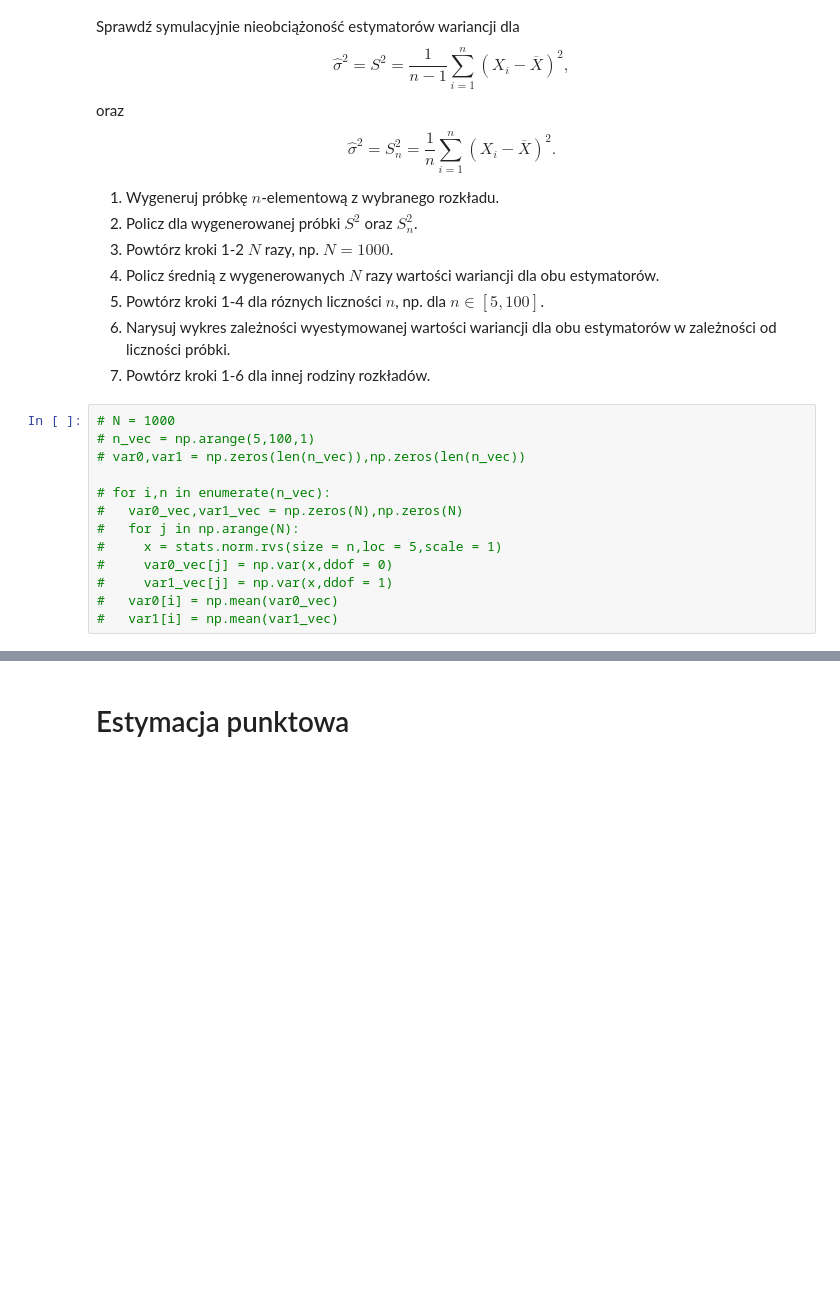
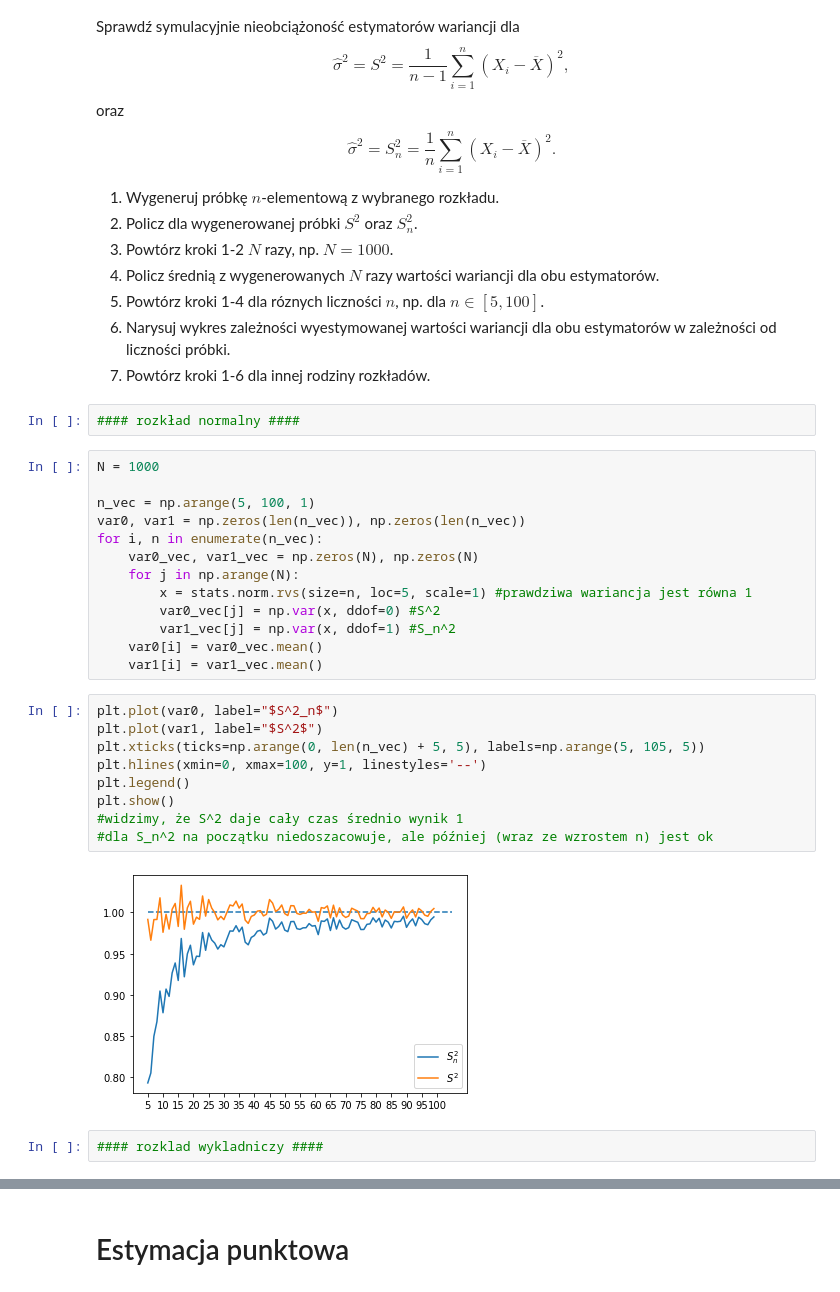
Before and after one commit to mdabrowski-phd/ds250223_stat, a Jupyter notebook: 03_statystyka/01_estymacja.ipynb, the cells around one changed output, grey strips where cells are left out. Saved outputs shown, nothing was run; the diff lists cells and outputs as text; blank space fills up the shorter version.

```diff
--- a/03_statystyka/01_estymacja.ipynb
+++ b/03_statystyka/01_estymacja.ipynb
@@ -21,16 +21,31 @@ oraz
 4. Powtórz kroki 1-4 dla róznych liczności $n$, np. dla $n\in[5, 100]$.
 5. Narysuj wykres zależności wyestymowanej wartości wariancji dla obu estymatorów w zależności od liczności próbki.
 6. Powtórz kroki 1-6 dla innej rodziny rozkładów.
+# %%
+#### rozkład normalny ####
 # %%
-# N = 1000
-# n_vec = np.arange(5,100,1)
-# var0,var1 = np.zeros(len(n_vec)),np.zeros(len(n_vec))
+N = 1000
 
-# for i,n in enumerate(n_vec):
-#   var0_vec,var1_vec = np.zeros(N),np.zeros(N)
-#   for j in np.arange(N):
-#     x = stats.norm.rvs(size = n,loc = 5,scale = 1)
-#     var0_vec[j] = np.var(x,ddof = 0)
-#     var1_vec[j] = np.var(x,ddof = 1)
-#   var0[i] = np.mean(var0_vec)
-#   var1[i] = np.mean(var1_vec)
+n_vec = np.arange(5, 100, 1)
+var0, var1 = np.zeros(len(n_vec)), np.zeros(len(n_vec))
+for i, n in enumerate(n_vec):
+    var0_vec, var1_vec = np.zeros(N), np.zeros(N)
+    for j in np.arange(N):
+        x = stats.norm.rvs(size=n, loc=5, scale=1) #prawdziwa wariancja jest równa 1
+        var0_vec[j] = np.var(x, ddof=0) #S^2
+        var1_vec[j] = np.var(x, ddof=1) #S_n^2
+    var0[i] = var0_vec.mean()
+    var1[i] = var1_vec.mean()
+# %%
+plt.plot(var0, label="$S^2_n$")
+plt.plot(var1, label="$S^2$")
+plt.xticks(ticks=np.arange(0, len(n_vec) + 5, 5), labels=np.arange(5, 105, 5))
+plt.hlines(xmin=0, xmax=100, y=1, linestyles='--')
+plt.legend()
+plt.show()
+#widzimy, że S^2 daje cały czas średnio wynik 1
+#dla S_n^2 na początku niedoszacowuje, ale później (wraz ze wzrostem n) jest ok
+# %% [output]
+[figure, added]
+# %%
+#### rozklad wykladniczy ####
```
Also changed, not shown: parts of 8 cells of this notebook, 3 other files.
